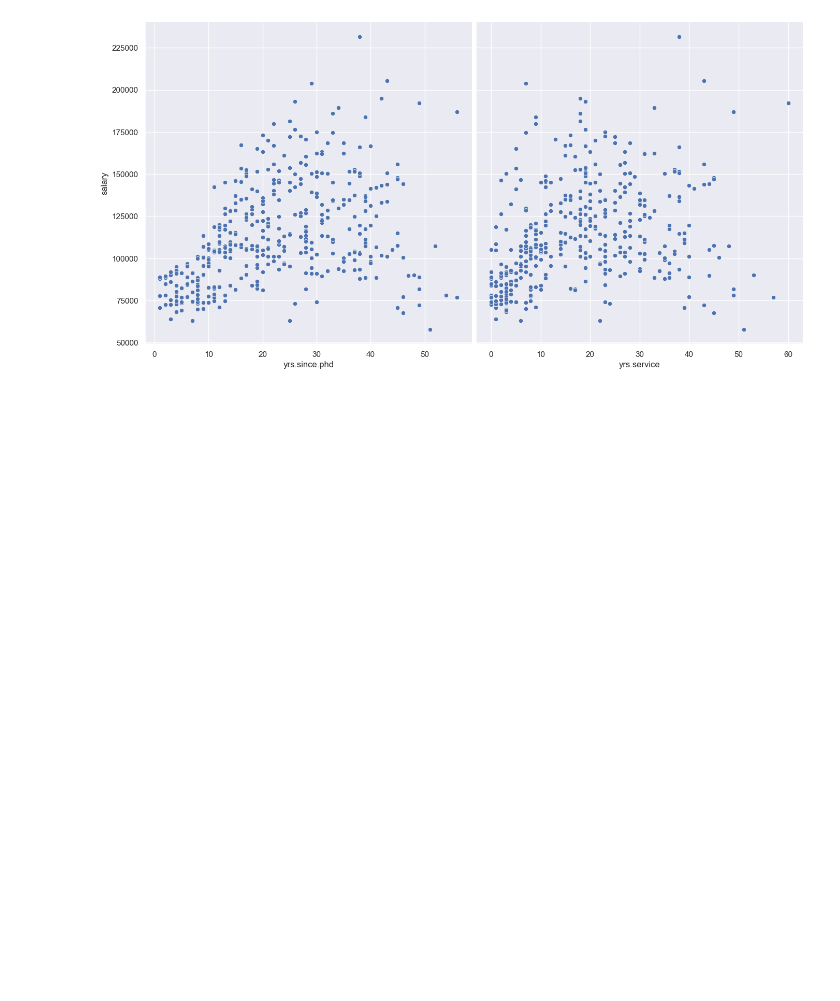
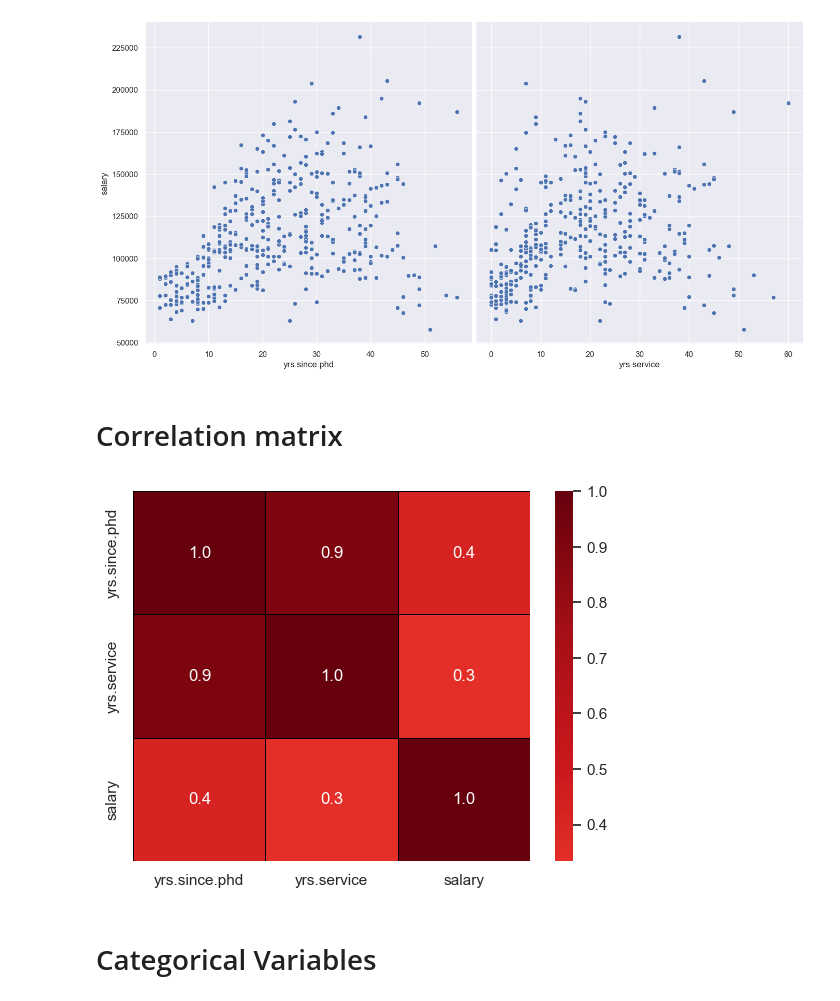
Before and after one commit to Euan-J-Austin/Analytics_and_Intelligence, a Jupyter notebook: Multilinear_Regression/Multilinear_regression.ipynb, the cells around one changed output. Saved outputs shown, nothing was run; the diff lists cells and outputs as text; code cells hidden in the pictures; blank space fills up the shorter version.

```diff
--- a/Multilinear_Regression/Multilinear_regression.ipynb
+++ b/Multilinear_Regression/Multilinear_regression.ipynb
@@ -52,3 +52,20 @@ sns.pairplot(data = salaries_df,
 plt.show()
 # %% [output]
 [figure]
+# %% [markdown]
+# Correlation matrix
+# %%
+sns.heatmap(salaries_df.corr(),
+            annot = True,
+            fmt ='.1f',
+            center = 0,
+            cmap = 'Reds',
+            linewidth = 0.5,
+            linecolor = 'black'
+)
+
+plt.show()
+# %% [output]
+[figure, added]
+# %% [markdown]
+# Categorical Variables
```
Also changed, not shown: parts of 32 cells of this notebook, 1 other file.
